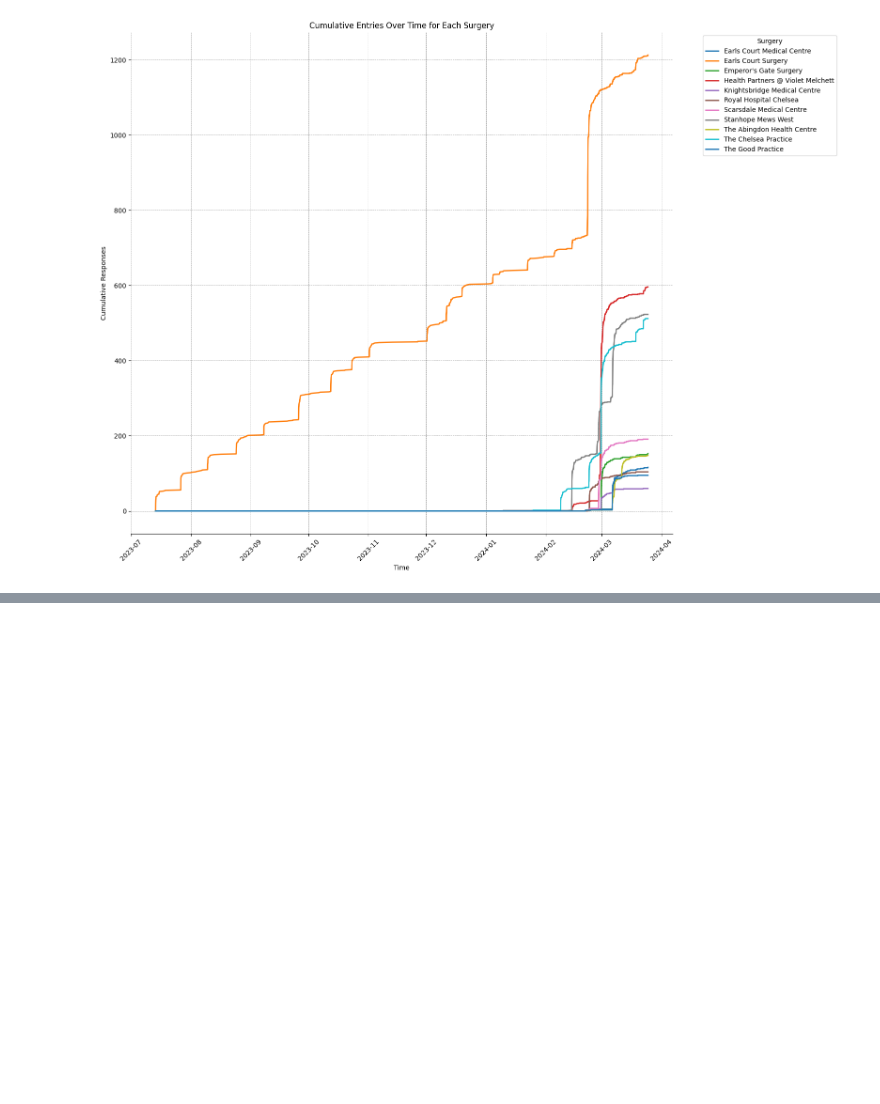
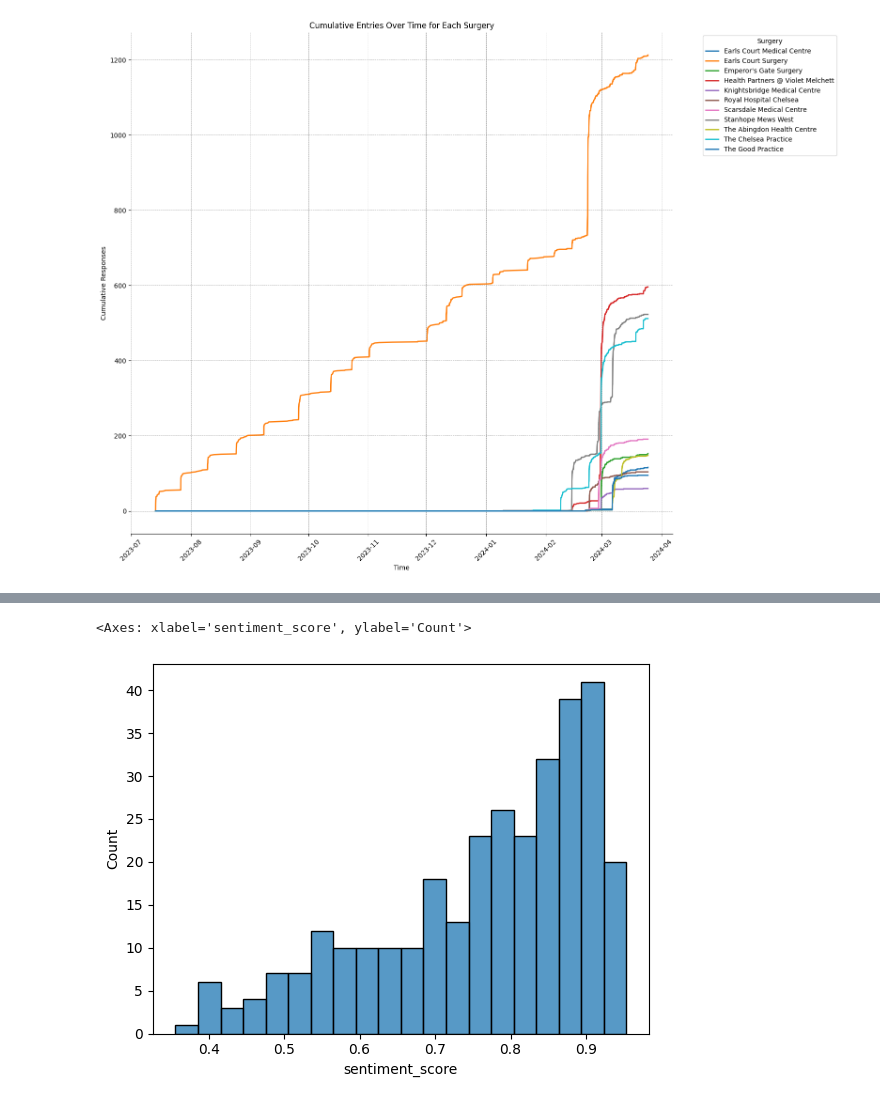
Before and after one commit to janduplessis883/friends-and-family-test-analysis, a Jupyter notebook: notebooks/Untitled1.ipynb, the cells around one changed output, grey strips where cells are left out. Saved outputs shown, nothing was run; the diff lists cells and outputs as text; code cells hidden in the pictures; blank space fills up the shorter version.

```diff
--- a/notebooks/Untitled1.ipynb
+++ b/notebooks/Untitled1.ipynb
@@ -420,0 +466,2 @@ plt.show()
+# %%
+neg = data[(data['sentiment'] == 'negative')]
@@ -420,0 +489,5 @@ plt.show()
+# %%
+sns.histplot(neg['sentiment_score'], bins=20)
+# %% [output]
+<Axes: xlabel='sentiment_score', ylabel='Count'>
+[figure, added]
```
Also changed, not shown: parts of 8 cells of this notebook, 1 other file.
